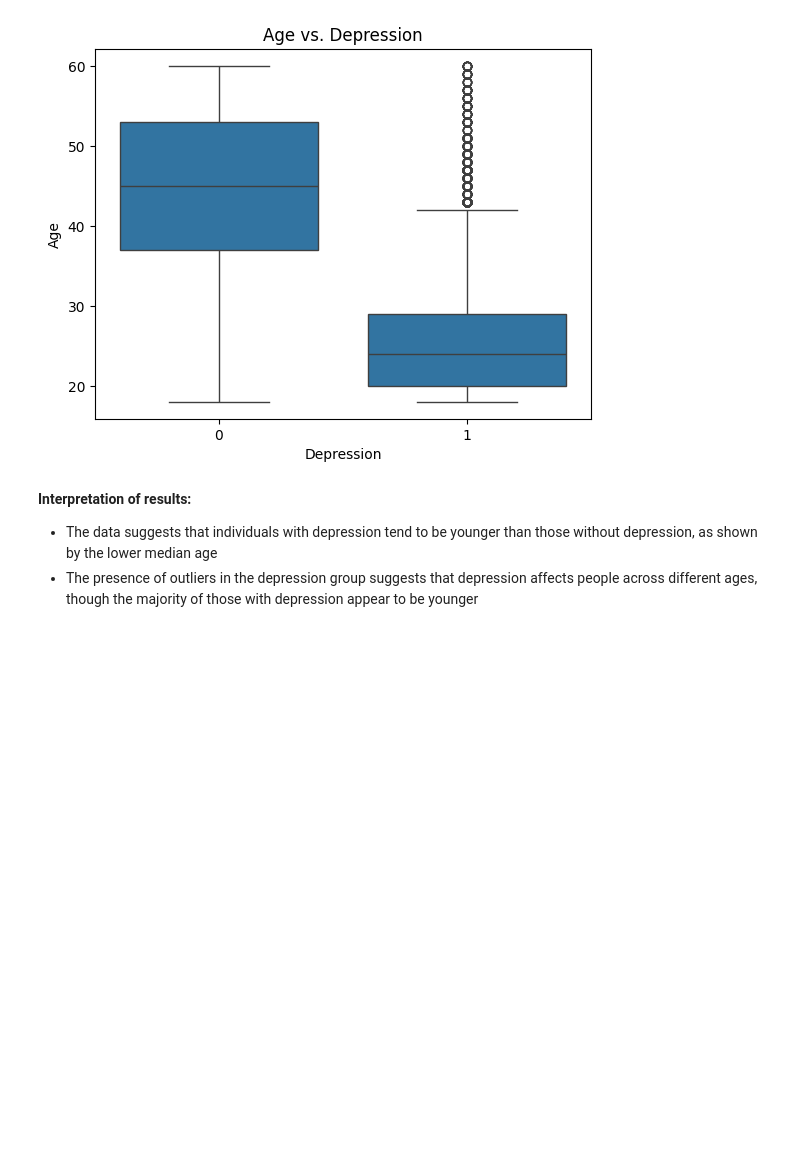
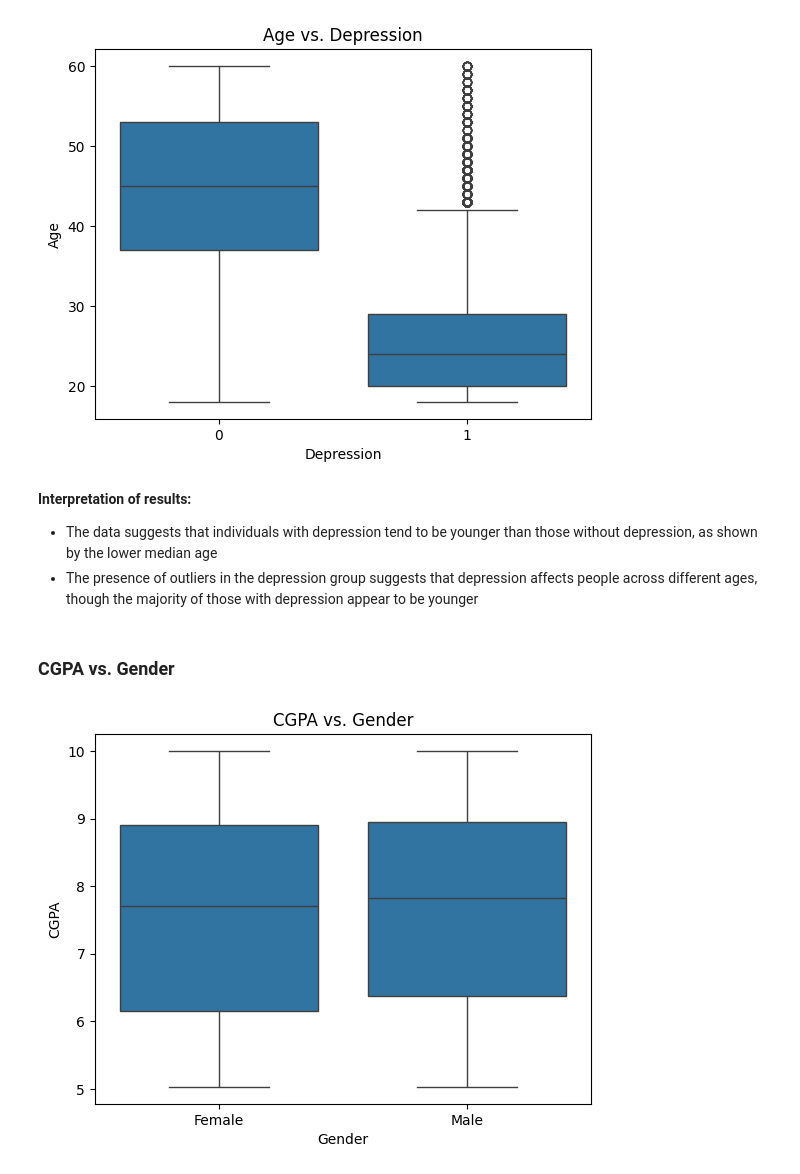
Before and after one commit to ktxdev/mind-matters, a Jupyter notebook: notebooks/train/EDA.ipynb, the cells around one changed output. Drawn from its saved outputs; the diff is of its cells as text; code cells hidden in the pictures; blank space fills up the shorter version.

Commit message:
Perform Bivariate analysis for CGPA against all other features including the target variable 'Depression'

```diff
--- a/notebooks/train/EDA.ipynb
+++ b/notebooks/train/EDA.ipynb
@@ -658,3 +658,9 @@ plot_numerical_vs_categorical(data, 'Age', 'Depression')
 **Interpretation of results:**
 - The data suggests that individuals with depression tend to be younger than those without depression, as shown by the lower median age
 - The presence of outliers in the depression group suggests that depression affects people across different ages, though the majority of those with depression appear to be younger
+# %% [markdown]
+### CGPA vs. Gender
+# %%
+plot_numerical_vs_categorical(data, 'CGPA', 'Gender')
+# %% [output]
+[figure, added]
```
Also changed, not shown: parts of 40 cells of this notebook.
